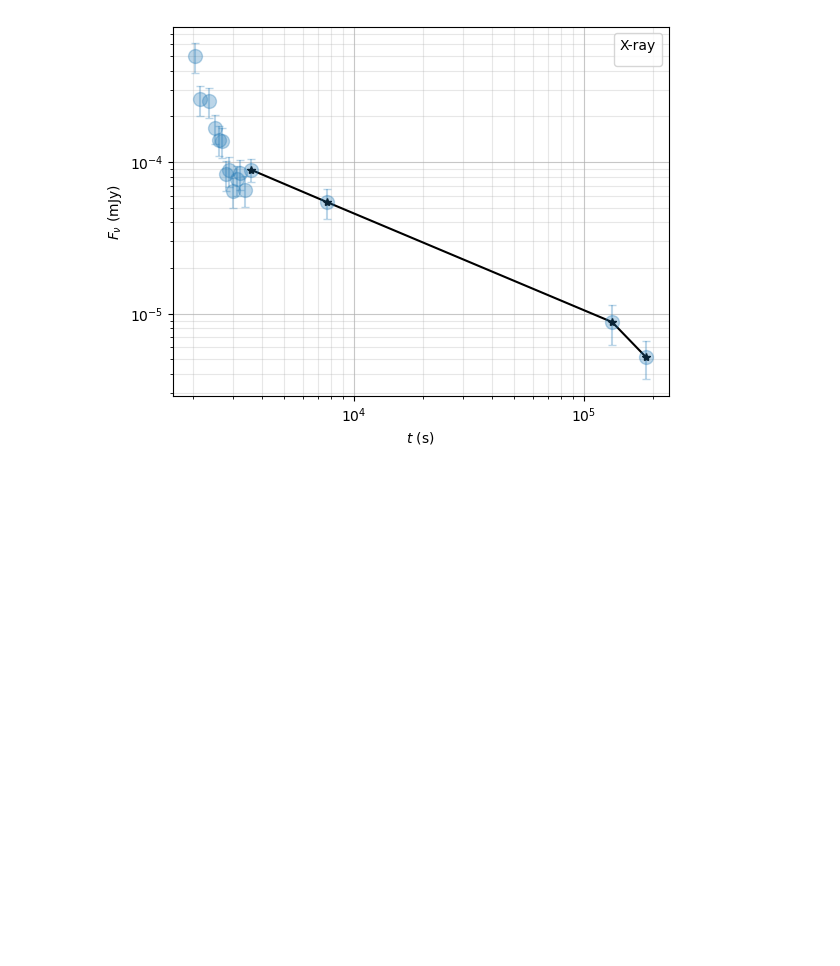
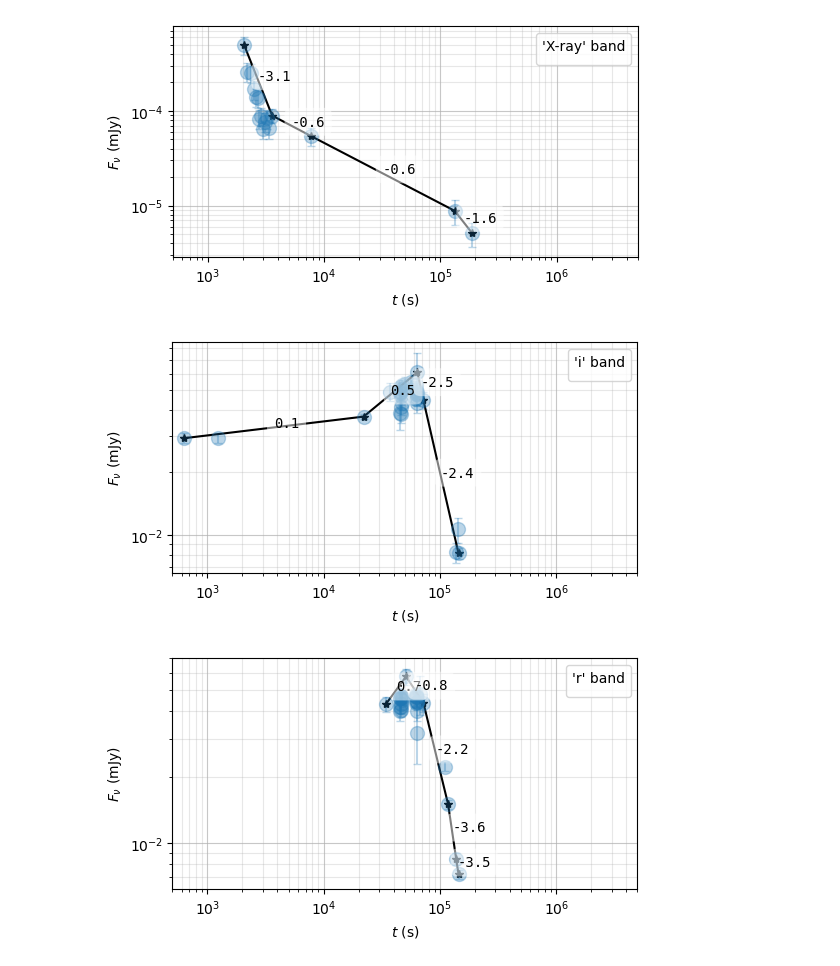
Before and after one commit to skp80286/grb_investigation, a Jupyter notebook: lc_analysis.ipynb, the cells around one changed output. Drawn from its saved outputs; the diff is of its cells as text; code cells hidden in the pictures; blank space fills up the shorter version.

```diff
--- a/lc_analysis.ipynb
+++ b/lc_analysis.ipynb
@@ -1,24 +1,51 @@
 # %%
 import pandas as pd
+import numpy as np
 import matplotlib.pyplot as plt
 
-df = pd.read_csv('data/mcmc_df.csv')
-df1 = pd.read_csv('data/mcmc_df_trunc.csv')
+def plot(filt):
+    df = pd.read_csv('data/mcmc_df.csv')
+    df1 = pd.read_csv('data/mcmc_df_trunc1.csv')
 
-swift = df[df['Filt'] == 'X-ray'].sort_values(by='Times')
-swift1 = df1[df1['Filt'] == 'X-ray'].sort_values(by='Times')
+    swift = df[df['Filt'] == filt].sort_values(by='Times')
+    swift1 = df1[df1['Filt'] == filt].sort_values(by='Times')
+    fig = plt.figure(figsize=(6,3))
 
-plt.errorbar(swift['Times'], swift['Fluxes'], yerr=swift['FluxErrs'], marker='o', ms=10, fmt='o', capsize=3, capthick=1, alpha = 0.3)
-plt.plot(swift1['Times'], swift1['Fluxes'], marker='*', color='black')
-plt.xscale('log')
-plt.yscale('log')
-plt.minorticks_on()
-plt.grid(True, which='major', alpha=0.7)
-plt.grid(True, which='minor', alpha=0.3)
-plt.xlabel(r'$t$ (s)')
-plt.ylabel(r'$F_\nu$ (mJy)')
 
-plt.legend(title='X-ray')
-plt.show()
+    plt.errorbar(swift['Times'], swift['Fluxes'], yerr=swift['FluxErrs'], ms=10, fmt='o', capsize=3, capthick=1, alpha = 0.3)
+    plt.plot(swift1['Times'], swift1['Fluxes'], marker='*', color='black')
+    plt.xscale('log')
+    plt.yscale('log')
+    plt.xlim(500,5e6)
+    plt.minorticks_on()
+    plt.grid(True, which='major', alpha=0.7)
+    plt.grid(True, which='minor', alpha=0.3)
+    plt.xlabel(r'$t$ (s)')
+    plt.ylabel(r'$F_\nu$ (mJy)')
+
+    swift1np = swift1[['Times','Fluxes']].to_numpy()
+    for i in range(len(swift1)-1):
+        slope = np.log(swift1np[i+1,1]/swift1np[i,1])/np.log(swift1np[i+1,0]/swift1np[i,0])
+        plt.text(np.sqrt(swift1np[i+1,0]*swift1np[i, 0]),
+        np.sqrt(swift1np[i+1,1]*swift1np[i,1]), f"{slope:.1f}",
+                bbox=dict(boxstyle="round,pad=0.5", facecolor="white", alpha=0.5, edgecolor='none'),
+                fontsize=10, fontfamily='monospace')
+
+    plt.legend(title="'"+filt+"' band")
+    plt.show()
+
+plot('X-ray')
+plot('i')
+plot('r')
+plot('z')
+plot('g')
+plot('J')
+plot('VT_R')
+plot('VT_B')
+plot('radio(1.3GHz)')
+plot('radio(6GHz)')
+plot('radio(10GHz)')
 # %% [output]
-[figure, old version]
+[figure, new version]
+[figure, added]
+[figure, added]
```
Also changed, not shown: parts of 4 cells of this notebook, 13 other files.
